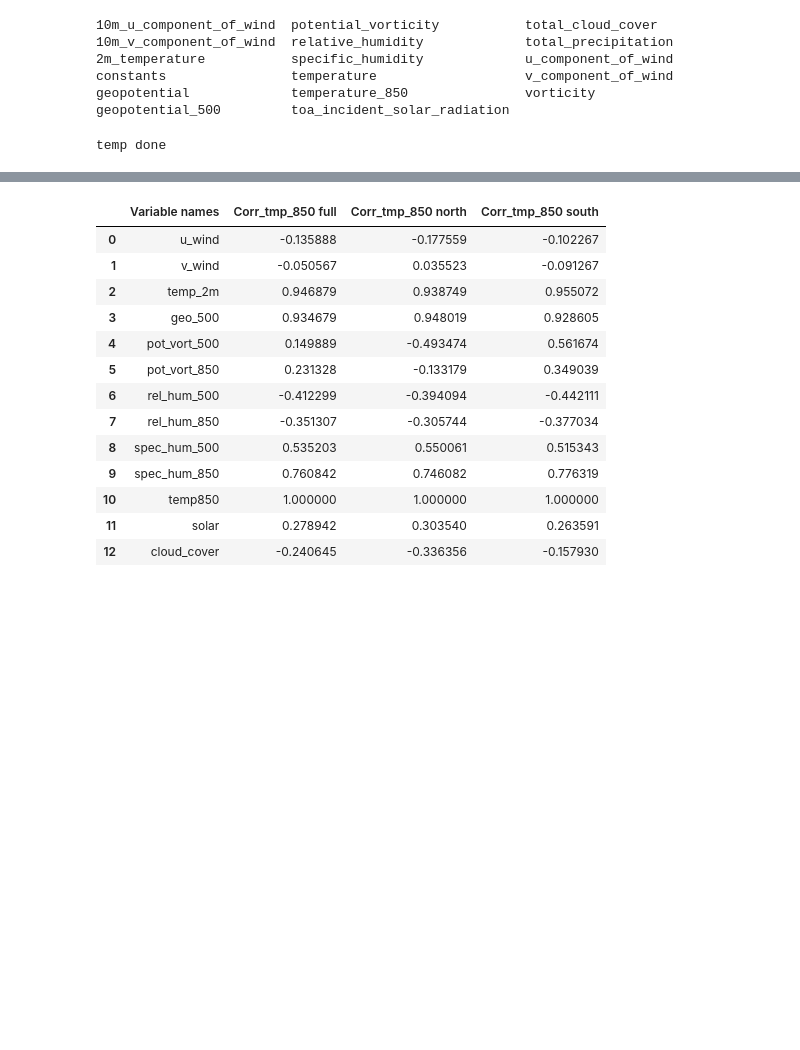
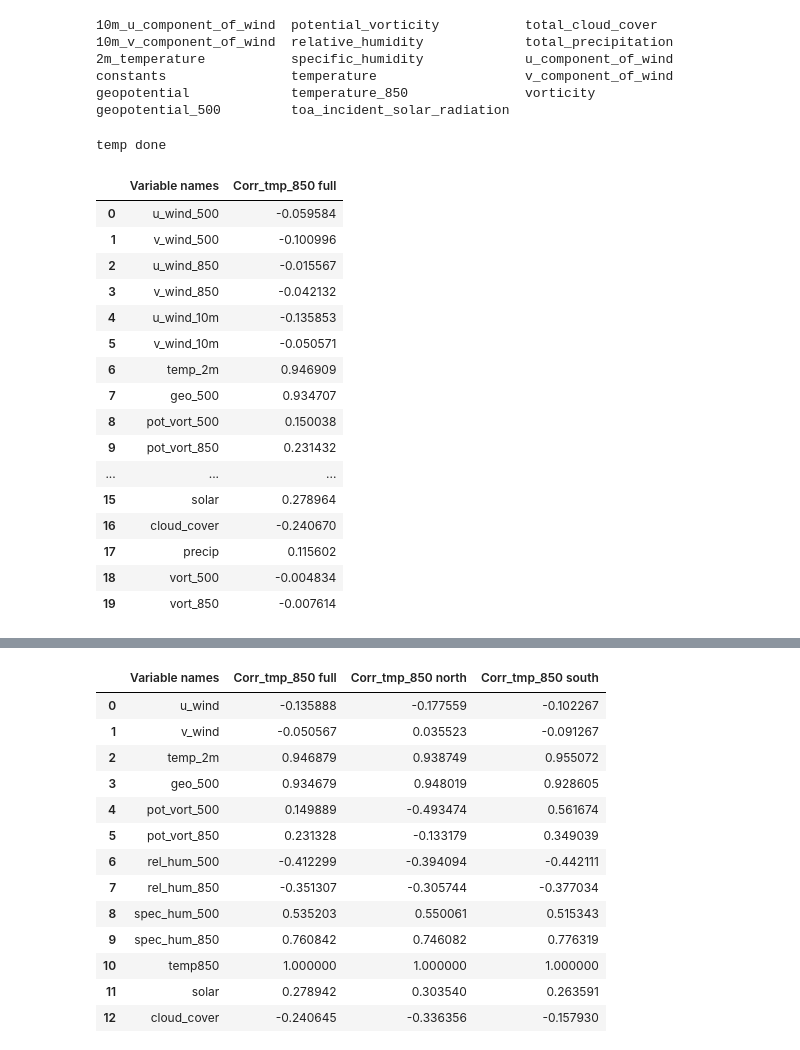
Before and after one commit to mc4117/ResNet_Weather, a Jupyter notebook: data_exploration/correlation_north_south_split.ipynb, the cells around one changed output, grey strips where cells are left out. Saved outputs shown, nothing was run; the diff lists cells and outputs as text; code cells hidden in the pictures; blank space fills up the shorter version.

Commit message:
level analysis

```diff
--- a/data_exploration/correlation_north_south_split.ipynb
+++ b/data_exploration/correlation_north_south_split.ipynb
@@ -19,11 +19,13 @@ geopotential             temperature_850               vorticity
 geopotential_500         toa_incident_solar_radiation
 # %%
 def covariance(x, y, dim=None):
-    valid_values = x.notnull() & y.notnull()
+    x_arr = x
+    y_arr = y
+    valid_values = x_arr.notnull() & y_arr.notnull()
     valid_count = valid_values.sum(dim)
 
-    demeaned_x = (x - x.mean(dim)).fillna(0)
-    demeaned_y = (y - y.mean(dim)).fillna(0)
+    demeaned_x = (x_arr - x_arr.mean(dim)).fillna(0)
+    demeaned_y = (y_arr - y_arr.mean(dim)).fillna(0)
 
     return xr.dot(demeaned_x, demeaned_y, dims=dim) / valid_count
 
@@ -42,8 +44,10 @@ def color_negative_red(value):
 
     return 'color: %s' % color
 # %%
-u_wind = xr.open_mfdataset(f'{DATADIR}10m_u_component_of_wind/*.nc', combine='by_coords')
-v_wind = xr.open_mfdataset(f'{DATADIR}10m_v_component_of_wind/*.nc', combine='by_coords')
+u_wind_10m = xr.open_mfdataset(f'{DATADIR}10m_u_component_of_wind/*.nc', combine='by_coords')
+v_wind_10m = xr.open_mfdataset(f'{DATADIR}10m_v_component_of_wind/*.nc', combine='by_coords')
+u_wind = xr.open_mfdataset(f'{DATADIR}u_component_of_wind/*.nc', combine='by_coords')
+v_wind = xr.open_mfdataset(f'{DATADIR}v_component_of_wind/*.nc', combine='by_coords')
 temp_2m = xr.open_mfdataset(f'{DATADIR}2m_temperature/*.nc', combine='by_coords')
 constants = xr.open_mfdataset(f'{DATADIR}constants/*.nc', combine='by_coords')
 geo_500 = xr.open_mfdataset(f'{DATADIR}geopotential_500/*.nc', combine='by_coords')
@@ -63,13 +67,15 @@ t850_north = temp850.sel(lat=slice(0, 90))
 t850_south = temp850.sel(lat=slice(-90, 0))
 # %%
 variables = [
-             u_wind.u10, v_wind.v10, temp_2m.t2m, geo_500.z, pot_vort.pv.sel(level = 500), pot_vort.pv.sel(level=850),
+             u_wind.u.sel(level=500), u_wind.u.sel(level=850), v_wind.v.sel(level=500), v_wind.v.sel(level=850),
+             u_wind_10m.u10, v_wind_10m.v10, temp_2m.t2m, geo_500.z, pot_vort.pv.sel(level = 500), pot_vort.pv.sel(level=850),
              rel_hum.r.sel(level = 500), rel_hum.r.sel(level=850), spec_hum.q.sel(level=500),
              spec_hum.q.sel(level=850), temp850.t, solar.tisr, cloud_cover.tcc, precip.tp,
              vort.vo.sel(level=500), vort.vo.sel(level=850)
             ]
 variables_str = [
-             'u_wind', 'v_wind', 'temp_2m', 'geo_500', 'pot_vort_500', 'pot_vort_850',
+             'u_wind_500', 'v_wind_500', 'u_wind_850', 'v_wind_850', 'u_wind_10m', 'v_wind_10m',
+             'temp_2m', 'geo_500', 'pot_vort_500', 'pot_vort_850',
              'rel_hum_500', 'rel_hum_850', 'spec_hum_500',
              'spec_hum_850', 'temp850', 'solar', 'cloud_cover', 'precip',
              'vort_500', 'vort_850'
@@ -91,14 +97,36 @@ def correlation_variables_table(data_list, y, lead_time, north = False, south =
 
     return correlation_list
 # %%
-temp850_corr = correlation_variables_table(variables, temp850.t, lead_time = 0)
-temp850_corr_north = correlation_variables_table(variables, t850_north.t, lead_time = 0, north = True)
-temp850_corr_south = correlation_variables_table(variables, t850_south.t, lead_time = 0, south = True)
+temp850_corr = correlation_variables_table(variables, temp850.t, lead_time = 72)
+#temp850_corr_north = correlation_variables_table(variables, t850_north.t, lead_time = 72, north = True)
+#temp850_corr_south = correlation_variables_table(variables, t850_south.t, lead_time = 72, south = True)
 
 print('temp done')
 
-geo500_corr = correlation_variables_table(variables, geo_500.z, lead_time = 0)
-geo500_corr_north = correlation_variables_table(variables, geo_500_north.z, lead_time = 0, north = True)
-geo500_corr_south = correlation_variables_table(variables, geo_500_south.z, lead_time = 0, south = True)
+geo500_corr = correlation_variables_table(variables, geo_500.z, lead_time = 72)
+#geo500_corr_north = correlation_variables_table(variables, geo_500_north.z, lead_time = 0, north = True)
+#geo500_corr_south = correlation_variables_table(variables, geo_500_south.z, lead_time = 0, south = True)
 # %% [output]
 temp done
+# %%
+df = pd.concat([pd.DataFrame(variables_str, columns = ['Variable names']), pd.DataFrame(temp850_corr, columns = ['Corr_tmp_850 full'])], axis = 1)
+
+df.style.applymap(color_negative_red, subset=['Corr_tmp_850 full'])
+# %% [output]
+|  | Variable names | Corr_tmp_850 full |
+| 0 | u_wind_500 | -0.059584 |
+| 1 | v_wind_500 | -0.100996 |
+| 2 | u_wind_850 | -0.015567 |
+| 3 | v_wind_850 | -0.042132 |
+| 4 | u_wind_10m | -0.135853 |
+| 5 | v_wind_10m | -0.050571 |
+| 6 | temp_2m | 0.946909 |
+| 7 | geo_500 | 0.934707 |
+| 8 | pot_vort_500 | 0.150038 |
+| 9 | pot_vort_850 | 0.231432 |
+| ... | ... | ... |
+| 15 | solar | 0.278964 |
+| 16 | cloud_cover | -0.240670 |
+| 17 | precip | 0.115602 |
+| 18 | vort_500 | -0.004834 |
+| 19 | vort_850 | -0.007614 |
```
Also changed, not shown: parts of 4 cells of this notebook, 9 other files.
